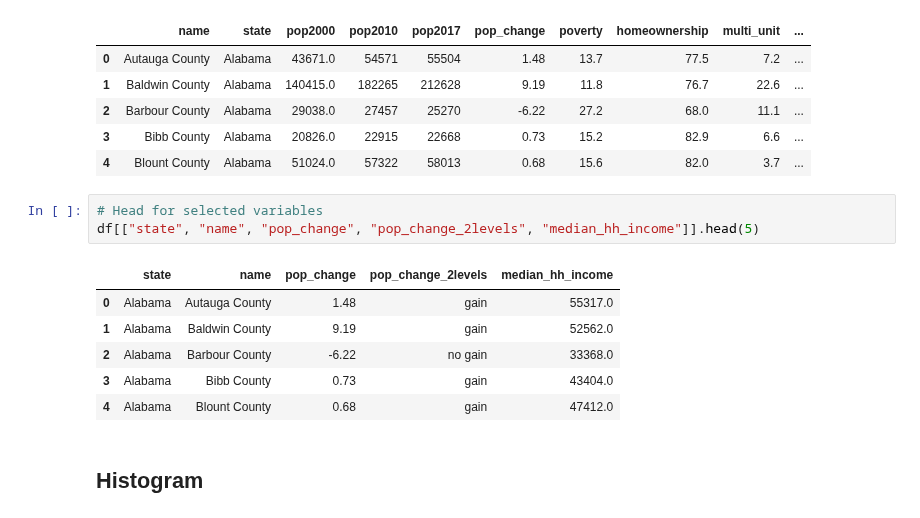
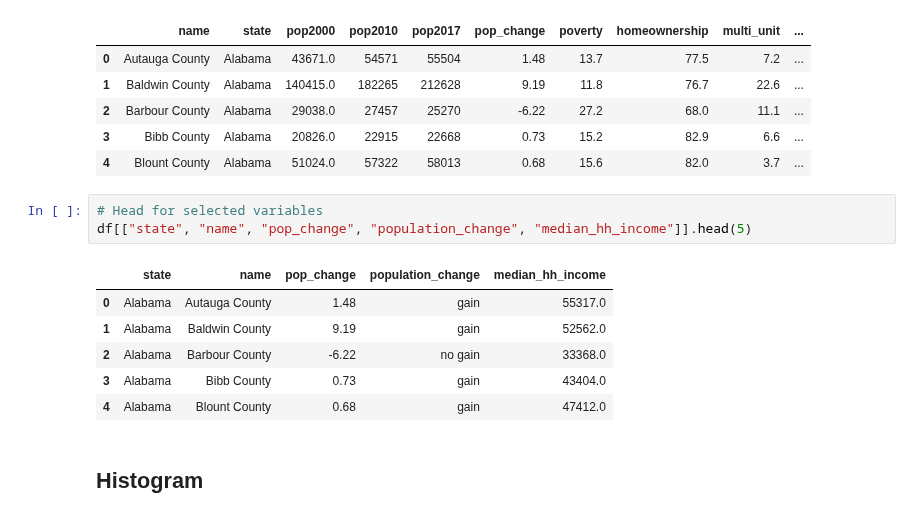
Before and after one commit to kirenz/eda, a Jupyter notebook: 04-6-comparisons-across-groups.ipynb, the cells around one changed output. Cells and saved outputs as stored; diff of their text form.

```diff
--- a/04-6-comparisons-across-groups.ipynb
+++ b/04-6-comparisons-across-groups.ipynb
@@ -21,9 +21,9 @@ df.head()
 | 4 | Blount County | Alabama | 51024.0 | 57322 | 58013 | 0.68 | 15.6 | 82.0 | 3.7 | ... |
 # %%
 # Head for selected variables
-df[["state", "name", "pop_change", "pop_change_2levels", "median_hh_income"]].head(5)
+df[["state", "name", "pop_change", "population_change", "median_hh_income"]].head(5)
 # %% [output]
-|  | state | name | pop_change | pop_change_2levels | median_hh_income |
+|  | state | name | pop_change | population_change | median_hh_income |
 | 0 | Alabama | Autauga County | 1.48 | gain | 55317.0 |
 | 1 | Alabama | Baldwin County | 9.19 | gain | 52562.0 |
 | 2 | Alabama | Barbour County | -6.22 | no gain | 33368.0 |
```
Also changed, not shown: parts of 3 cells of this notebook.
